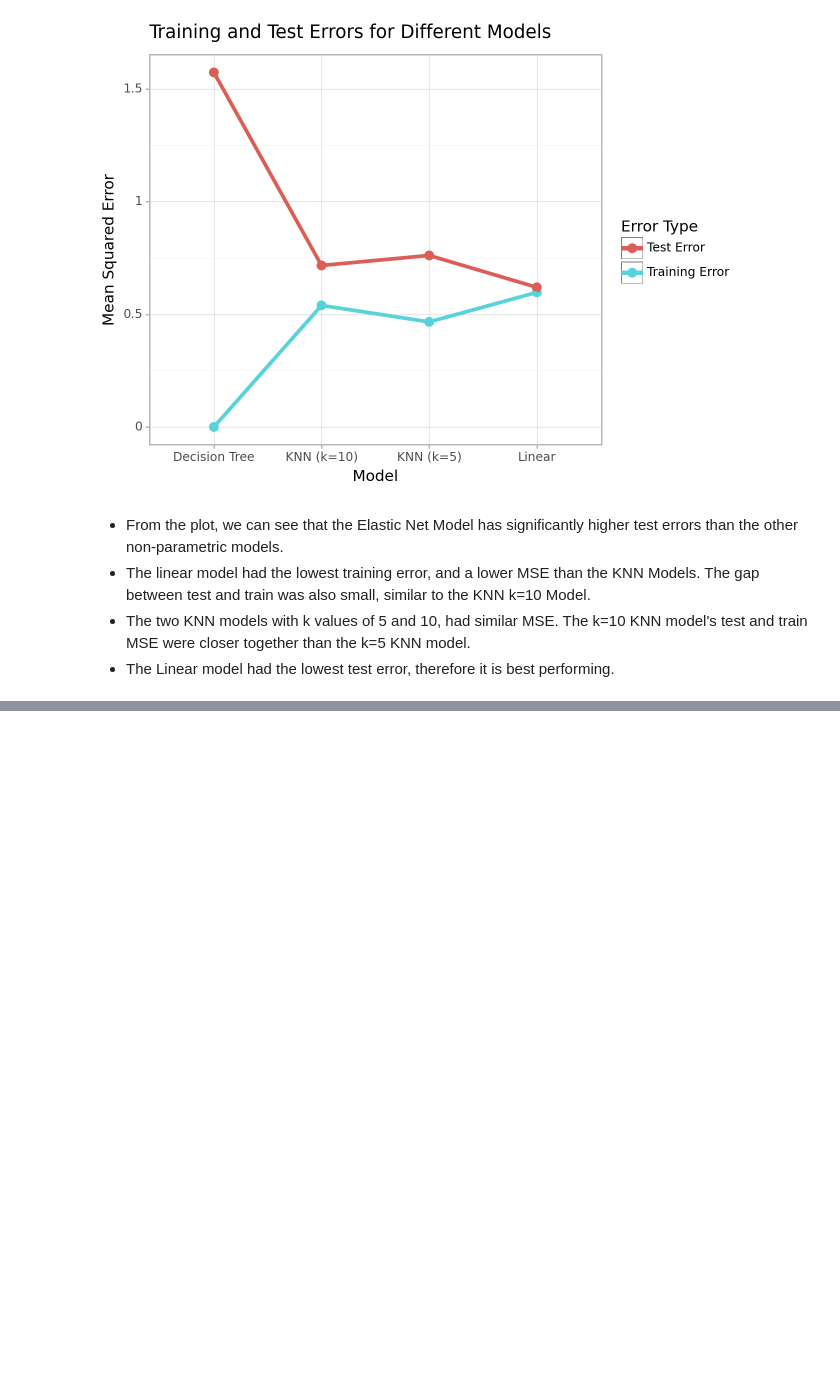
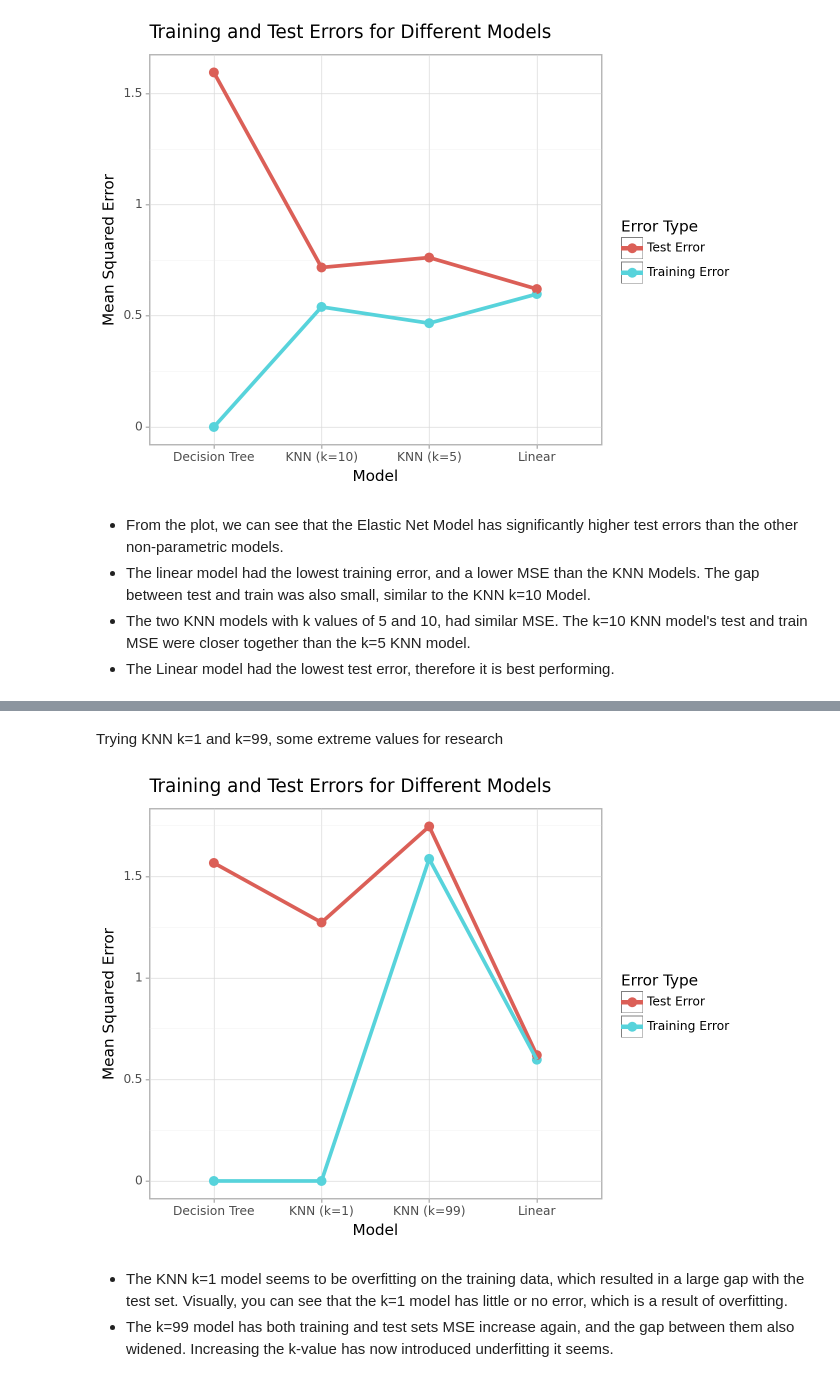
Before and after one commit to jlee932cp/GSB544_JosephLee, a Jupyter notebook: practiceActivity8_1_JosephLee.ipynb, the cells around one changed output, grey strips where cells are left out. Cells and saved outputs as stored; diff of their text form; code cells hidden in the pictures; blank space fills up the shorter version.

```diff
--- a/practiceActivity8_1_JosephLee.ipynb
+++ b/practiceActivity8_1_JosephLee.ipynb
@@ -151,0 +198,50 @@ print(plot)
+# %% [markdown]
+Trying KNN k=1 and k=99, some extreme values for research
+# %%
+knn_pipeline_1 = Pipeline([
+    ('transformer', ct),
+    ('model', KNeighborsRegressor(n_neighbors=1))
+])
+
+knn_pipeline_2 = Pipeline([
+    ('transformer', ct),
+    ('model', KNeighborsRegressor(n_neighbors=99))
+])
+
+# Fitting and creating train test errors and predictions
+pipelines = [lr_pipeline, knn_pipeline_1, knn_pipeline_2, dec_tree_pipeline]
+pipeline_names = ['Linear', 'KNN (k=1)', 'KNN (k=99)', 'Decision Tree']
+train_errors = []
+test_errors = []
+
+# Iterating over the pipelines
+for pipeline in pipelines:
+    pipeline.fit(X_train, y_train)
+    train_pred = pipeline.predict(X_train)
+    test_pred = pipeline.predict(X_test)
+    train_errors.append(mean_squared_error(y_train, train_pred))
+    test_errors.append(mean_squared_error(y_test, test_pred))
+# %%
+from plotnine import ggplot, aes, geom_point, geom_line, labs, theme_light
+
+# Preparing the data for plotting
+error_data = pd.DataFrame({
+    'Model': pipeline_names * 2,
+    'Error Type': ['Training Error'] * 4 + ['Test Error'] * 4, # Times 4 for the 4 models
+    'Error': train_errors + test_errors
+})
+
+# Plotting
+plot = (ggplot(error_data, aes(x='Model', y='Error', color='Error Type', group='Error Type')) +
+        geom_point(size=3) +
+        geom_line(size=1.5) +
+        labs(title='Training and Test Errors for Different Models', y='Mean Squared Error') +
+        theme_light()
+       )
+
+print(plot)
+# %% [output]
+[figure, added]
+# %% [markdown]
+*    The KNN k=1 model seems to be overfitting on the training data, which resulted in a large gap with the test set. Visually, you can see that the k=1 model has little or no error, which is a result of overfitting.
+*    The k=99 model has both training and test sets MSE increase again, and the gap between them also widened. Increasing the k-value has now introduced underfitting it seems.
```
Also changed, not shown: parts of 7 cells of this notebook, 1 other file.
